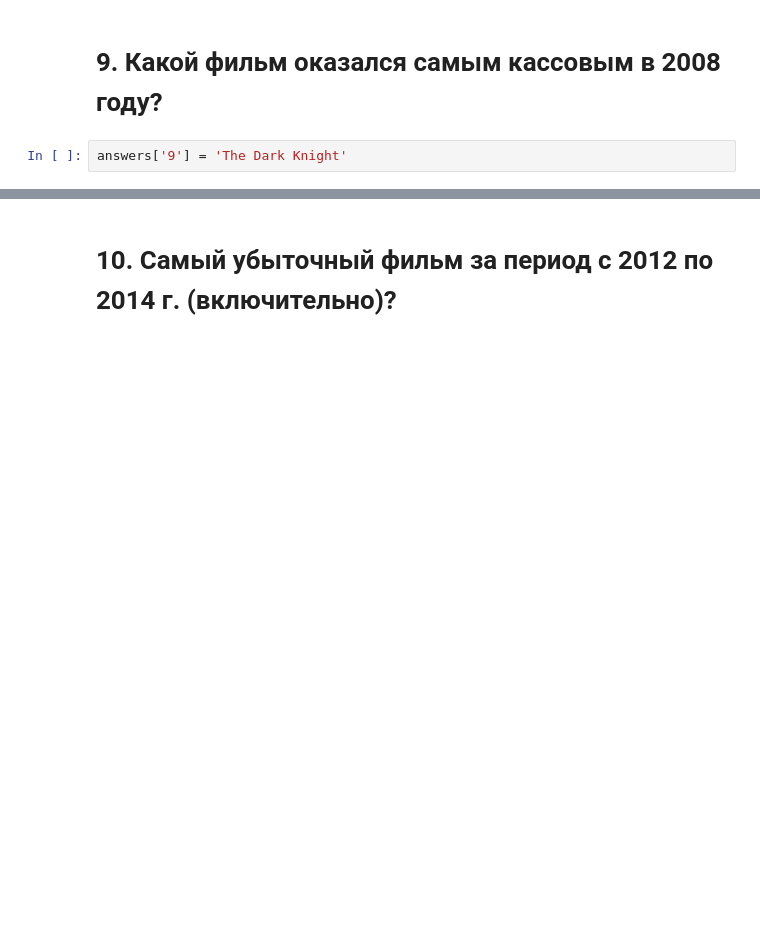
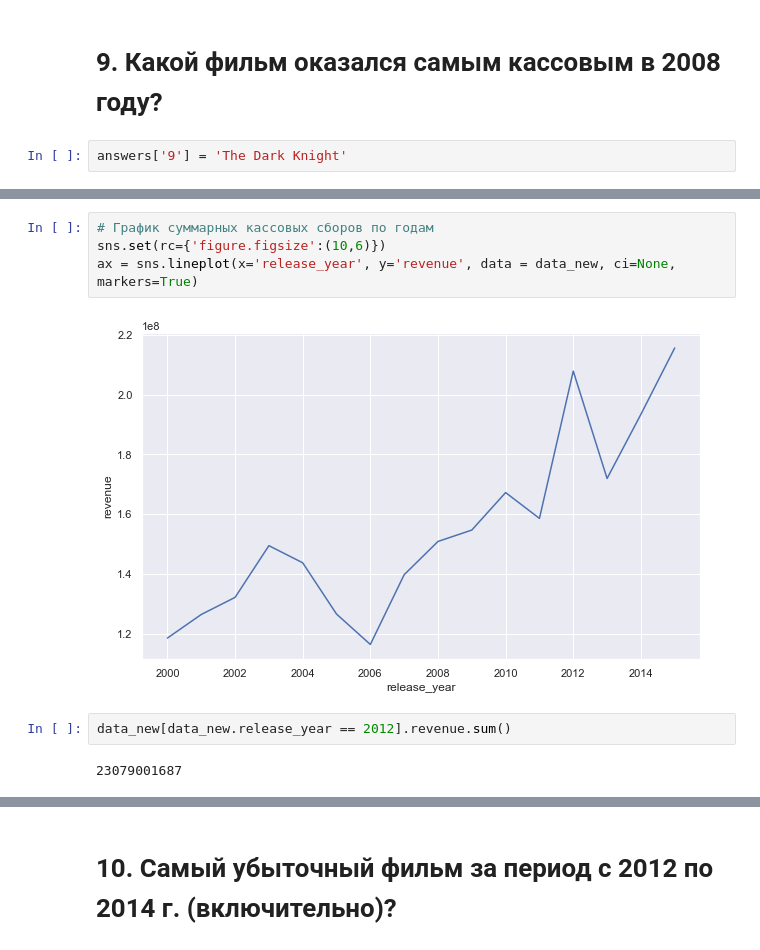
Before and after one commit to artkel/module_1, a Jupyter notebook: Movies_IMBD_v4.1_TEMPLATE.ipynb, the cells around one changed output, grey strips where cells are left out. Saved outputs shown, nothing was run; the diff lists cells and outputs as text; blank space fills up the shorter version.

```diff
--- a/Movies_IMBD_v4.1_TEMPLATE.ipynb
+++ b/Movies_IMBD_v4.1_TEMPLATE.ipynb
@@ -344,0 +344,10 @@ data_new.release_year.value_counts().sort_index().plot(grid=True, xticks=years,
+# %%
+# График суммарных кассовых сборов по годам
+sns.set(rc={'figure.figsize':(10,6)})
+ax = sns.lineplot(x='release_year', y='revenue', data = data_new, ci=None, markers=True)
+# %% [output]
+[figure, added]
+# %%
+data_new[data_new.release_year == 2012].revenue.sum()
+# %% [output]
+23079001687
```
Also changed, not shown: parts of 16 cells of this notebook.
